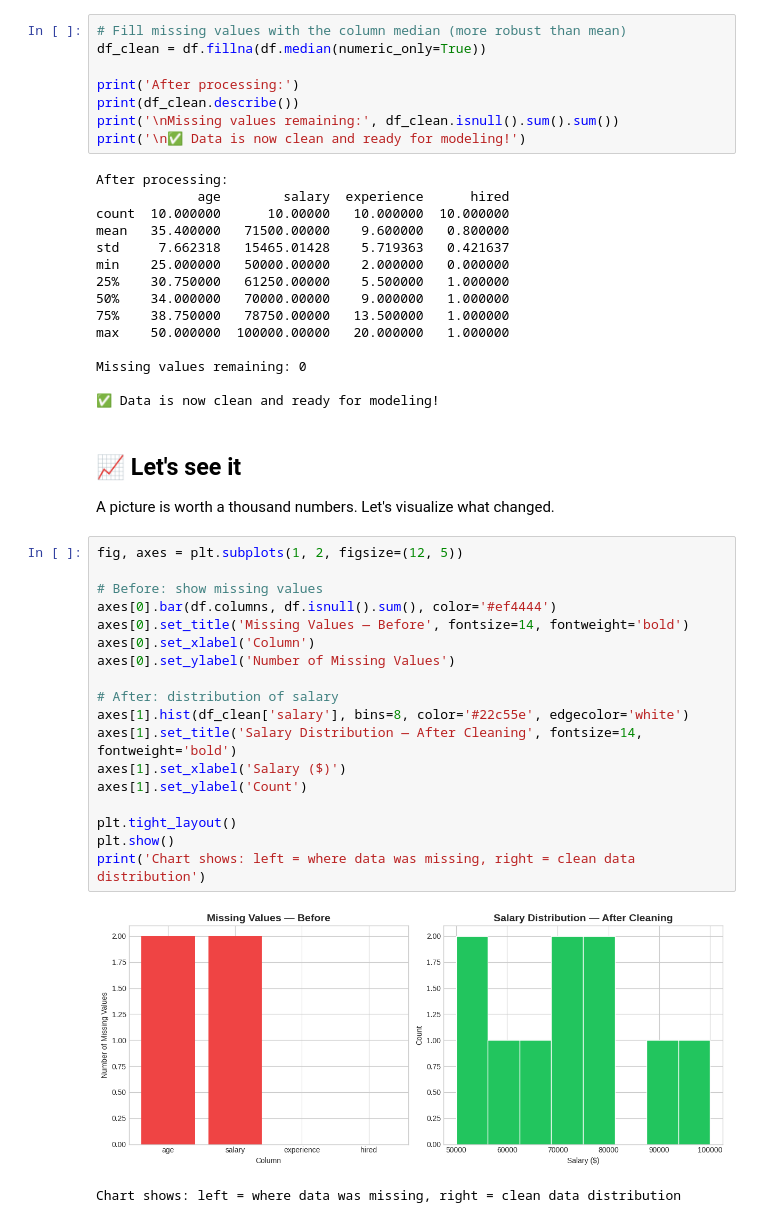
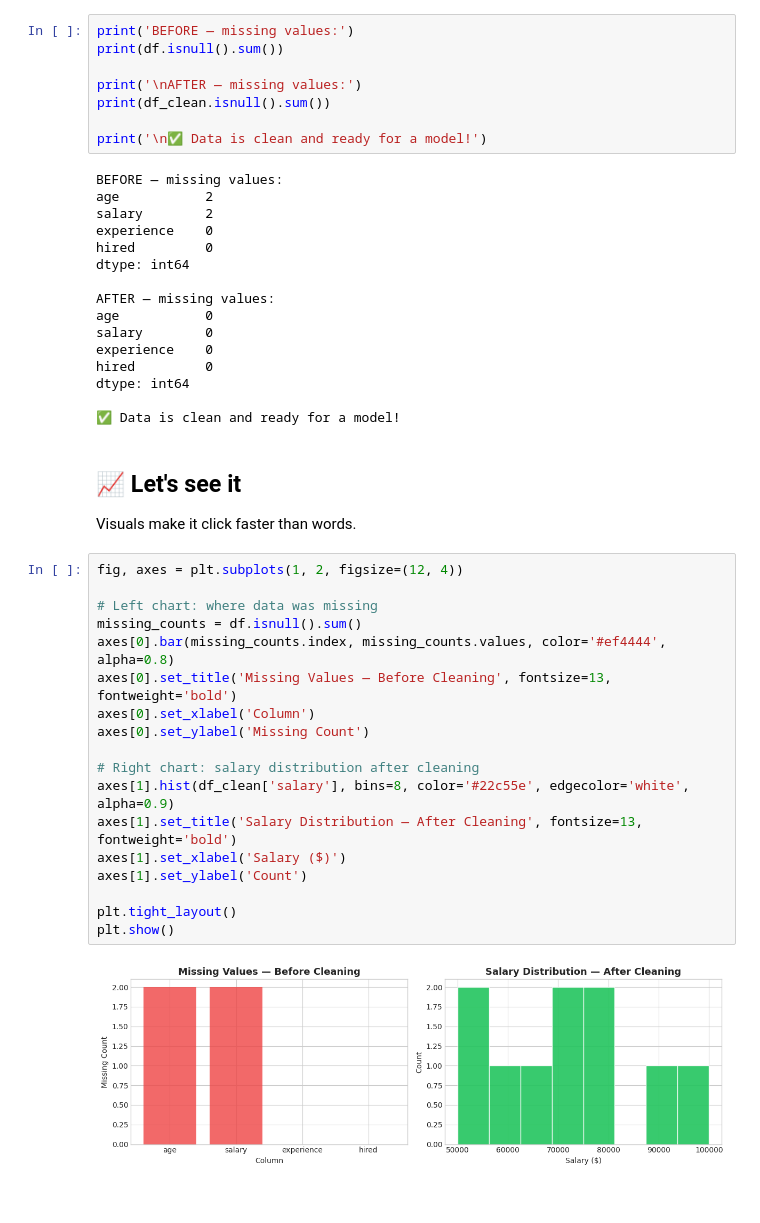
Before and after one commit to muhammadtalhaishtiaq/ai-orchestrator, a Jupyter notebook: 01-data-preprocessing/01_handling_missing_data.ipynb, the cells around one changed output. Drawn from its saved outputs; the diff is of its cells as text.

Commit message:
feat: add Handling Missing Data notebook (executed, with outputs)

```diff
--- a/01-data-preprocessing/01_handling_missing_data.ipynb
+++ b/01-data-preprocessing/01_handling_missing_data.ipynb
@@ -94,51 +126,51 @@ Let's look at the results and understand what each number is telling us.
 # %%
-# Fill missing values with the column median (more robust than mean)
-df_clean = df.fillna(df.median(numeric_only=True))
+print('BEFORE — missing values:')
+print(df.isnull().sum())
 
-print('After processing:')
-print(df_clean.describe())
-print('\nMissing values remaining:', df_clean.isnull().sum().sum())
-print('\n✅ Data is now clean and ready for modeling!')
+print('\nAFTER — missing values:')
+print(df_clean.isnull().sum())
+
+print('\n✅ Data is clean and ready for a model!')
 # %% [output]
-After processing:
-             age        salary  experience      hired
-count  10.000000      10.00000   10.000000  10.000000
-mean   35.400000   71500.00000    9.600000   0.800000
-std     7.662318   15465.01428    5.719363   0.421637
-min    25.000000   50000.00000    2.000000   0.000000
-25%    30.750000   61250.00000    5.500000   1.000000
-50%    34.000000   70000.00000    9.000000   1.000000
-75%    38.750000   78750.00000   13.500000   1.000000
-max    50.000000  100000.00000   20.000000   1.000000
+BEFORE — missing values:
+age           2
+salary        2
+experience    0
+hired         0
+dtype: int64
 
-Missing values remaining: 0
+AFTER — missing values:
+age           0
+salary        0
+experience    0
+hired         0
+dtype: int64
 
-✅ Data is now clean and ready for modeling!
+✅ Data is clean and ready for a model!
-# %% [markdown]
-## 📈 Let's see it
-
-A picture is worth a thousand numbers. Let's visualize what changed.
+# %% [markdown]
+## 📈 Let's see it
+
+Visuals make it click faster than words.
 # %%
-fig, axes = plt.subplots(1, 2, figsize=(12, 5))
+fig, axes = plt.subplots(1, 2, figsize=(12, 4))
 
-# Before: show missing values
-axes[0].bar(df.columns, df.isnull().sum(), color='#ef4444')
-axes[0].set_title('Missing Values — Before', fontsize=14, fontweight='bold')
+# Left chart: where data was missing
+missing_counts = df.isnull().sum()
+axes[0].bar(missing_counts.index, missing_counts.values, color='#ef4444', alpha=0.8)
+axes[0].set_title('Missing Values — Before Cleaning', fontsize=13, fontweight='bold')
 axes[0].set_xlabel('Column')
-axes[0].set_ylabel('Number of Missing Values')
+axes[0].set_ylabel('Missing Count')
 
-# After: distribution of salary
-axes[1].hist(df_clean['salary'], bins=8, color='#22c55e', edgecolor='white')
-axes[1].set_title('Salary Distribution — After Cleaning', fontsize=14, fontweight='bold')
+# Right chart: salary distribution after cleaning
+axes[1].hist(df_clean['salary'], bins=8, color='#22c55e', edgecolor='white', alpha=0.9)
+axes[1].set_title('Salary Distribution — After Cleaning', fontsize=13, fontweight='bold')
 axes[1].set_xlabel('Salary ($)')
 axes[1].set_ylabel('Count')
 
 plt.tight_layout()
 plt.show()
-print('Chart shows: left = where data was missing, right = clean data distribution')
 # %% [output]
-[figure, old version]
+[figure, new version]
-Chart shows: left = where data was missing, right = clean data distribution
 # %% [markdown]
 ## ✅ Quick recap
 
```
Also changed, not shown: parts of 19 cells of this notebook.
